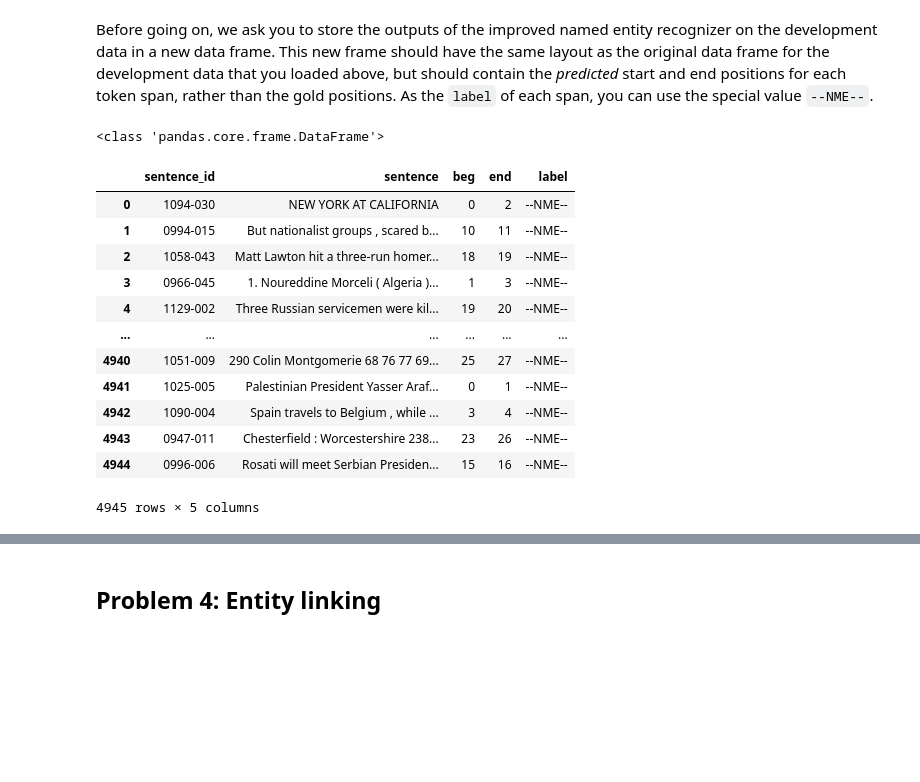
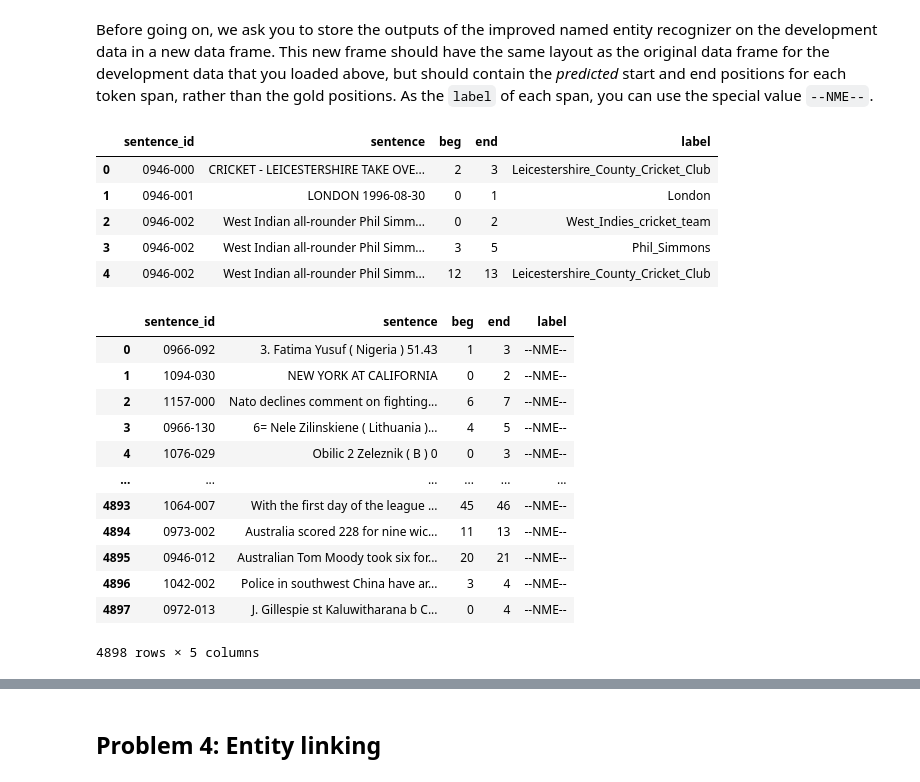
Before and after one commit to honzh073/txm, a Jupyter notebook: Lab5/Hong-TM-L5.ipynb, the cells around one changed output, grey strips where cells are left out. Saved outputs shown, nothing was run; the diff lists cells and outputs as text; code cells hidden in the pictures; blank space fills up the shorter version.

```diff
--- a/Lab5/Hong-TM-L5.ipynb
+++ b/Lab5/Hong-TM-L5.ipynb
@@ -131,10 +147,2 @@ print(len(spans_dev_gold))
 # %% [markdown]
 Your next task is to write code that calls spaCy to predict the named entities in the development data, and to evaluate the accuracy of these predictions in terms of precision, recall, and F1. Print these scores using the function that you wrote for Problem&nbsp;1.
-# %%
-import spacy
-
-nlp = spacy.load("en_core_web_sm")
-doc = nlp("Apple is looking at buying U.K. startup for $1 billion")
-
-for ent in doc.ents:
-    print(ent.text, ent.start_char, ent.end_char, ent.label_)
@@ -194,15 +224,14 @@ Now, use the insights from your error analysis to improve the automated predicti
 # %%
 # TODO: Write code here to run and evaluate the spaCy named entity recognizer on the development data
-def spacy_pred(df):
+def improved_spaCy_predict(df):
     for row in df.itertuples():
         doc = nlp(row.sentence)
         for ent in doc.ents:
-            # if ent.label_ in ['CARDINAL', 'DATE', 'EVENT', 'FAC', 'GPE', 'LANGUAGE', 'LAW', 'LOC', 'MONEY', 'NORP', 'ORDINAL',
-            #  'ORG', 'PERCENT', 'PERSON', 'PRODUCT', 'QUANTITY', 'TIME', 'WORK_OF_ART']:
-            # here we removed time, date, cardinal, money, ORDINAL
-            if ent.label_ not in ['TIME', 'DATE', 'MONEY', 'CARDINAL', 'QUANTITY', 'ORDINAL']:
+            # here we remove these number related types.
+            # ['TIME', 'DATE', 'MONEY', 'CARDINAL', 'QUANTITY', 'ORDINAL', 'PERCENT']
+            if ent.label_ not in ['TIME', 'DATE', 'MONEY', 'CARDINAL', 'QUANTITY', 'ORDINAL', 'PERCENT']:
                 yield row.sentence_id, ent.start, ent.end
 
-pred = set(spacy_pred(df_dev))
-evaluation_report(gold = spans_dev_gold, pred = pred)
+improved_spaCy_predictions = set(improved_spaCy_predict(df_dev))
+evaluation_report(gold = spans_dev_gold, pred = improved_spaCy_predictions)
 # %% [output]
@@ -211,30 +246,38 @@ precission:  0.839231547017189 , recall:  0.701368936961298 , F1_score:  0.76413
 Show that you achieve the performance goal by reporting the evaluation measures that you implemented in Problem&nbsp;1.
 # %% [markdown]
 Before going on, we ask you to store the outputs of the improved named entity recognizer on the development data in a new data frame. This new frame should have the same layout as the original data frame for the development data that you loaded above, but should contain the *predicted* start and end positions for each token span, rather than the gold positions. As the `label` of each span, you can use the special value `--NME--`.
+# %%
+df_dev.head()
+# %% [output]
+|  | sentence_id | sentence | beg | end | label |
+| 0 | 0946-000 | CRICKET - LEICESTERSHIRE TAKE OVE... | 2 | 3 | Leicestershire_County_Cricket_Club |
+| 1 | 0946-001 | LONDON 1996-08-30 | 0 | 1 | London |
+| 2 | 0946-002 | West Indian all-rounder Phil Simm... | 0 | 2 | West_Indies_cricket_team |
+| 3 | 0946-002 | West Indian all-rounder Phil Simm... | 3 | 5 | Phil_Simmons |
+| 4 | 0946-002 | West Indian all-rounder Phil Simm... | 12 | 13 | Leicestershire_County_Cricket_Club |
 # %%
 # TODO: Write code here to store the predicted spans in a new data frame
 
-# remove data, keep titles
+# Create an empty DataFrame.
+# Just remove the old records, but keep the column names.
 new_df_dev = df_dev.drop(index=df_dev.index)
 
-#add new row to the end of DataFrame
-for id, start, end in pred:
-    new_df_dev.loc[len(new_df_dev.index)] = [id, df_dev[df_dev['sentence_id'] == id].iloc[0]['sentence'], start, end, '--NME--']
+#add new row to the end of the empty DataFrame.
+for id, beg, end in improved_spaCy_predictions:
+    new_df_dev.loc[len(new_df_dev.index)] = [id, df_dev[df_dev['sentence_id'] == id].iloc[0]['sentence'], beg, end, '--NME--']
 
-print(type(new_df_dev))
 new_df_dev
 # %% [output]
+|  | sentence_id | sentence | beg | end | label |
+| 0 | 0966-092 | 3. Fatima Yusuf ( Nigeria ) 51.43 | 1 | 3 | --NME-- |
+| 1 | 1094-030 | NEW YORK AT CALIFORNIA | 0 | 2 | --NME-- |
+| 2 | 1157-000 | Nato declines comment on fighting... | 6 | 7 | --NME-- |
+| 3 | 0966-130 | 6= Nele Zilinskiene ( Lithuania )... | 4 | 5 | --NME-- |
+| 4 | 1076-029 | Obilic 2 Zeleznik ( B ) 0 | 0 | 3 | --NME-- |
+| ... | ... | ... | ... | ... | ... |
+| 4893 | 1064-007 | With the first day of the league ... | 45 | 46 | --NME-- |
+| 4894 | 0973-002 | Australia scored 228 for nine wic... | 11 | 13 | --NME-- |
+| 4895 | 0946-012 | Australian Tom Moody took six for... | 20 | 21 | --NME-- |
+| 4896 | 1042-002 | Police in southwest China have ar... | 3 | 4 | --NME-- |
+| 4897 | 0972-013 | J. Gillespie st Kaluwitharana b C... | 0 | 4 | --NME-- |
-<class 'pandas.core.frame.DataFrame'>
+4898 rows × 5 columns
-|  | sentence_id | sentence | beg | end | label |
-| 0 | 1094-030 | NEW YORK AT CALIFORNIA | 0 | 2 | --NME-- |
-| 1 | 0994-015 | But nationalist groups , scared b... | 10 | 11 | --NME-- |
-| 2 | 1058-043 | Matt Lawton hit a three-run homer... | 18 | 19 | --NME-- |
-| 3 | 0966-045 | 1. Noureddine Morceli ( Algeria )... | 1 | 3 | --NME-- |
-| 4 | 1129-002 | Three Russian servicemen were kil... | 19 | 20 | --NME-- |
-| ... | ... | ... | ... | ... | ... |
-| 4940 | 1051-009 | 290 Colin Montgomerie 68 76 77 69... | 25 | 27 | --NME-- |
-| 4941 | 1025-005 | Palestinian President Yasser Araf... | 0 | 1 | --NME-- |
-| 4942 | 1090-004 | Spain travels to Belgium , while ... | 3 | 4 | --NME-- |
-| 4943 | 0947-011 | Chesterfield : Worcestershire 238... | 23 | 26 | --NME-- |
-| 4944 | 0996-006 | Rosati will meet Serbian Presiden... | 15 | 16 | --NME-- |
-4945 rows × 5 columns
```
Also changed, not shown: parts of 23 cells of this notebook, 1 other file.
